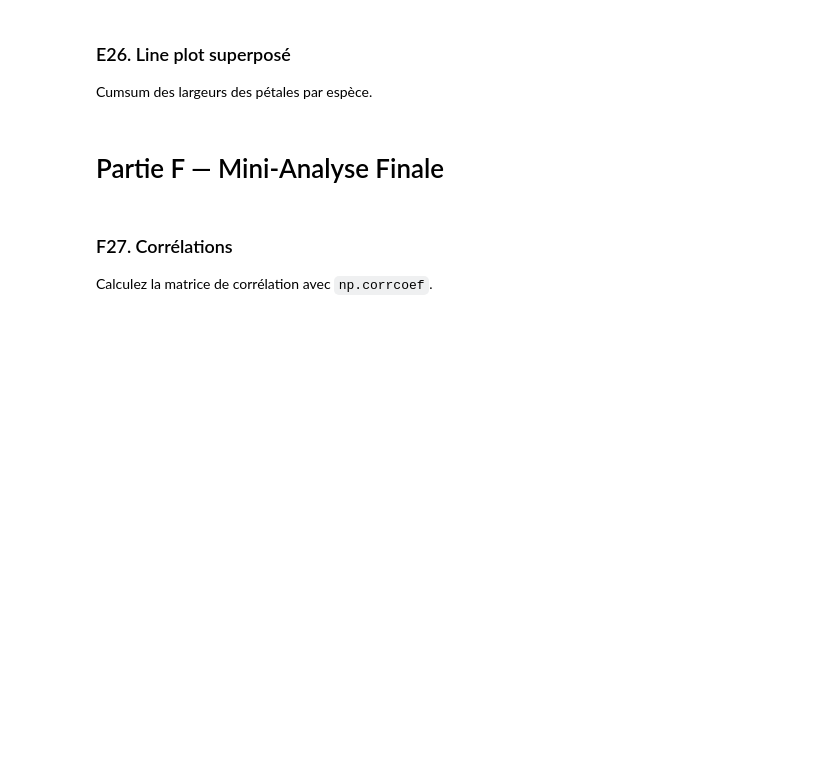
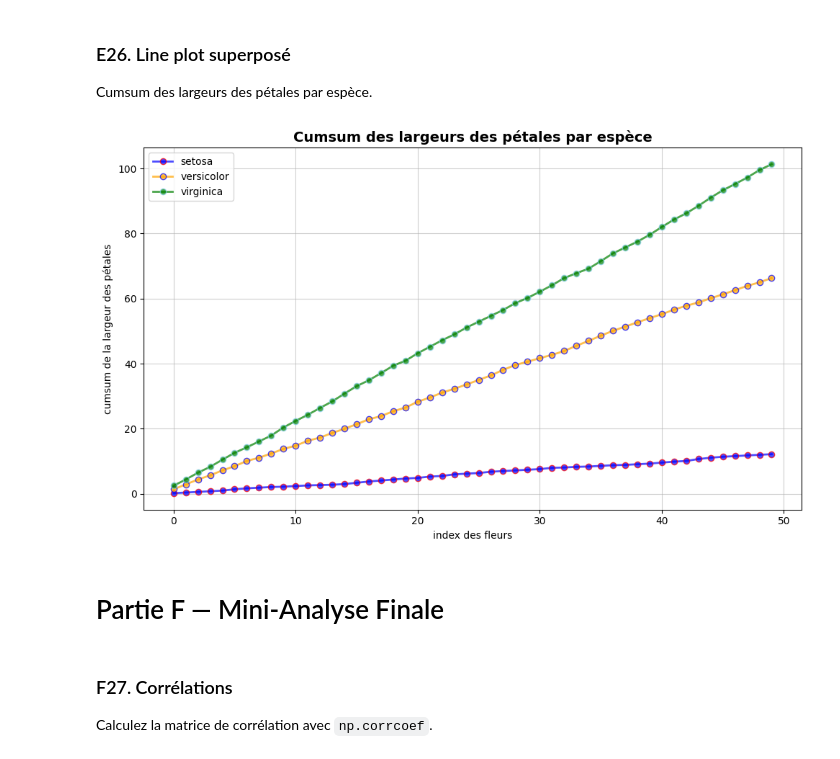
Before and after one commit to USMS-FPK-IA-GI-2025/controle-01-numpy-and-matplotlib-iris-YoussefDIDI79, a Jupyter notebook: notebooks/controle_numpy_matplotlib.ipynb, the cells around one changed output. Drawn from its saved outputs; the diff is of its cells as text; code cells hidden in the pictures; blank space fills up the shorter version.

```diff
--- a/notebooks/controle_numpy_matplotlib.ipynb
+++ b/notebooks/controle_numpy_matplotlib.ipynb
@@ -446,3 +534,32 @@ Cumsum des largeurs des pétales par espèce.
+# %%
+# Votre code ici
+setosa = features[species == 'Iris-setosa']
+versicolor = features[species == 'Iris-versicolor']
+virginica = features[species == 'Iris-virginica']
+
+PetalWidth_setosa_cumsum = np.cumsum(setosa[:,3])
+
+petalWidth_versicolor_cumsum = np.cumsum(versicolor[:,3])
+
+petalWidth_virginica_cumsum = np.cumsum(virginica[:,3])
+
+label2 = ['setosa' , 'versicolor' , 'virginica'  ]
+
+fig , ax2 = plt.subplots(1,1,figsize=(10,6))
+
+ax2.plot(PetalWidth_setosa_cumsum , c='blue' ,marker='o', mec='red' , mfc='blue' , lw=2 , label='setosa' , alpha=0.7)
+ax2.plot(petalWidth_versicolor_cumsum , c='orange' ,marker='o',  mec='blue' , mfc='orange' , lw=2 , label='versicolor' , alpha=0.7)
+ax2.plot(petalWidth_virginica_cumsum , c='green' ,marker='o', mec='skyblue' , mfc='green' , lw=2 , label='virginica' , alpha=0.7)
+ax2.set_xlabel('index des fleurs')
+ax2.set_ylabel('cumsum de la largeur des pétales')
+ax2.set_title('Cumsum des largeurs des pétales par espèce', fontsize=14 , fontweight='bold')
+ax2.legend()
+ax2.grid(True , alpha=0.6)
+
+plt.tight_layout()
+plt.show()
+# %% [output]
+[figure, added]
 # %% [markdown]
 # Partie F — Mini-Analyse Finale
 # %% [markdown]
```
Also changed, not shown: parts of 9 cells of this notebook.
